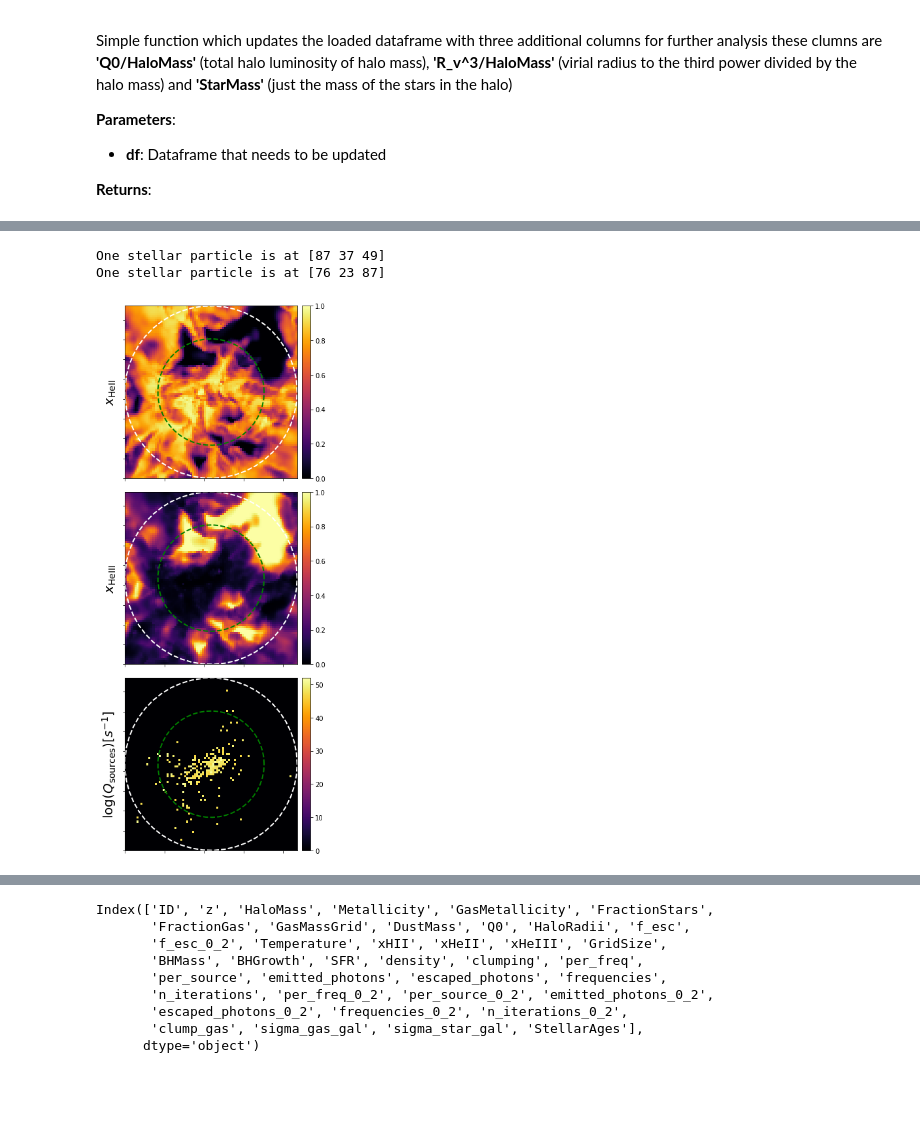
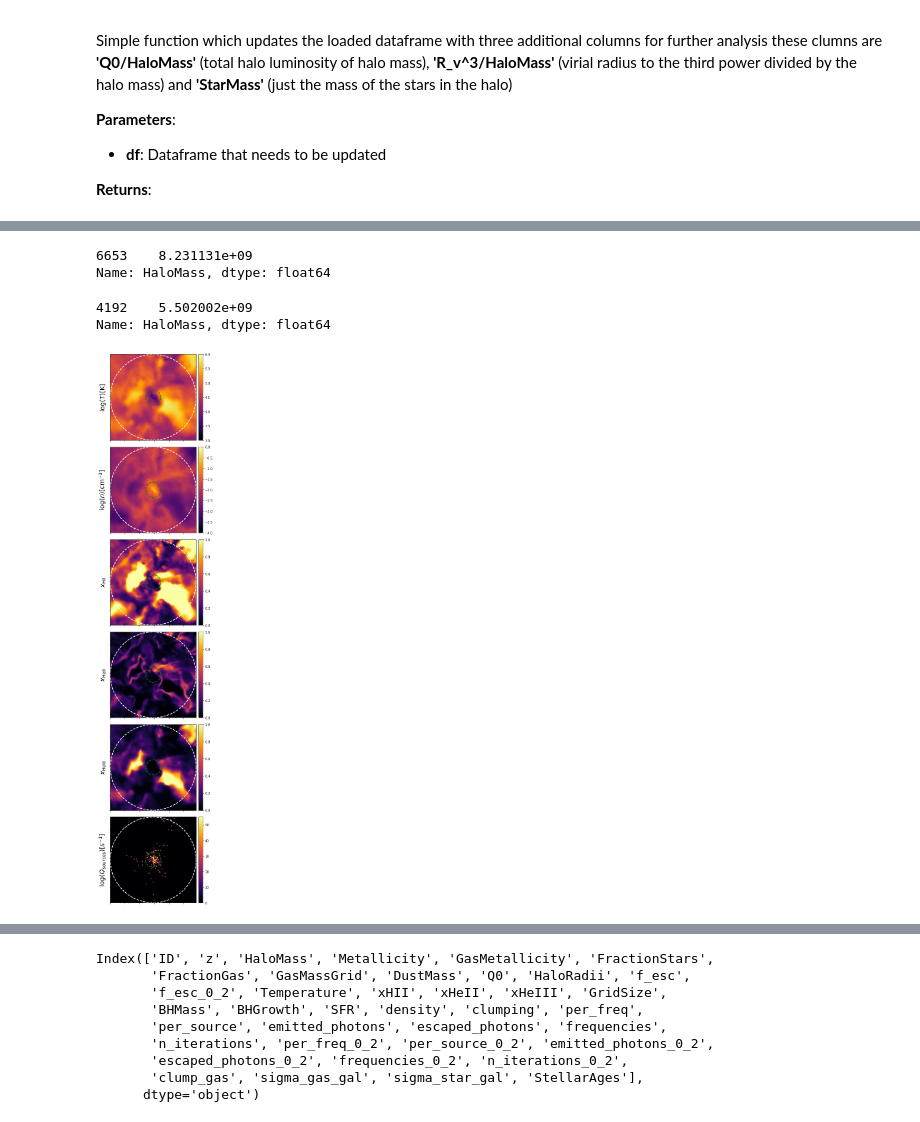
Before and after one commit to IvanKostyuk94/f_esc, a Jupyter notebook: halo_image.ipynb, the cells around one changed output, grey strips where cells are left out. Saved outputs shown, nothing was run; the diff lists cells and outputs as text; code cells hidden in the pictures; blank space fills up the shorter version.

```diff
--- a/halo_image.ipynb
+++ b/halo_image.ipynb
@@ -432,11 +468,26 @@ ID_2 = 649
+# %%
+df[(df.ID==ID_1)&(df.z==z_1)].HaloMass*1e10/0.6774
+# %% [output]
+6653    8.231131e+09
+Name: HaloMass, dtype: float64
+# %%
+df[(df.ID==ID_2)&(df.z==z_2)].HaloMass*1e10/0.6774
+# %% [output]
+4192    5.502002e+09
+Name: HaloMass, dtype: float64
+# %%
+ID_1 = 1544
+ID_2 = 2989
+z_1 = 8
+z_2 = 8
 # %%
-r_50_1 = float(df[(df.ID==ID_1)&(df.z==8)].r_mass_50)
-# r_50_2 = float(df[(df.ID==ID_2)&(df.z==6)].r_mass_50)
+r_50_1 = float(df[(df.ID==ID_1)&(df.z==z_1)].r_mass_50)
+r_50_2 = float(df[(df.ID==ID_2)&(df.z==z_2)].r_mass_50)
 # %%
 init_props = ['T', 'dens', 'xHII', 'xHeII', 'xHeIII']
 # %%
-r_v_1 = float(df[(df.ID==ID_1)&(df.z==8)].HaloRadii)
-fesc_1 = float(df[(df.ID==ID_1)&(df.z==8)].f_esc)
+r_v_1 = float(df[(df.ID==ID_1)&(df.z==z_1)].HaloRadii)
+fesc_1 = float(df[(df.ID==ID_1)&(df.z==z_1)].f_esc)
 
-# r_v_2 = float(df[(df.ID==ID_2)&(df.z==6)].HaloRadii)
-# fesc_2 = float(df[(df.ID==ID_2)&(df.z==6)].f_esc)
+r_v_2 = float(df[(df.ID==ID_2)&(df.z==z_2)].HaloRadii)
+fesc_2 = float(df[(df.ID==ID_2)&(df.z==z_2)].f_esc)
@@ -445,8 +494,20 @@ maps = get_maps(47, 'esc_analysis', 8, 'T')
+# %%
+ranges = {}
+ranges['dens'] = {}
+ranges['T'] = {}
+ranges['source_dens'] = {}
+
+ranges['dens']['vmin'] = -4
+ranges['dens']['vmax'] = 0
+
+ranges['T']['vmin'] = 3
+ranges['T']['vmax'] = 6
+
+ranges['source_dens']['vmin'] = 0
+ranges['source_dens']['vmax'] = 55
 # %%
-plot_maps(ID_1, 'esc_analysis', 8, init_props=['xHeII', 'xHeIII'], r_v = r_v_1, r_m=r_50_1, axis=0,
-          method='density_average', save=True, fesc=fesc_1, source_dens=True, source_width=None, appendix='poster2')
+plot_maps(ID_1, 'esc_analysis', z_1, init_props=init_props, r_v = r_v_1, r_m=r_50_1, axis=0,
+          method='density_average', save=True, fesc=fesc_1, source_dens=True, source_width=None, appendix='', min_max=True, ranges=ranges)
 # %% [output]
-One stellar particle is at [87 37 49]
-One stellar particle is at [76 23 87]
-[figure, old version]
+[figure, new version]
 # %%
```
Also changed, not shown: parts of 15 cells of this notebook, 11 other files.
